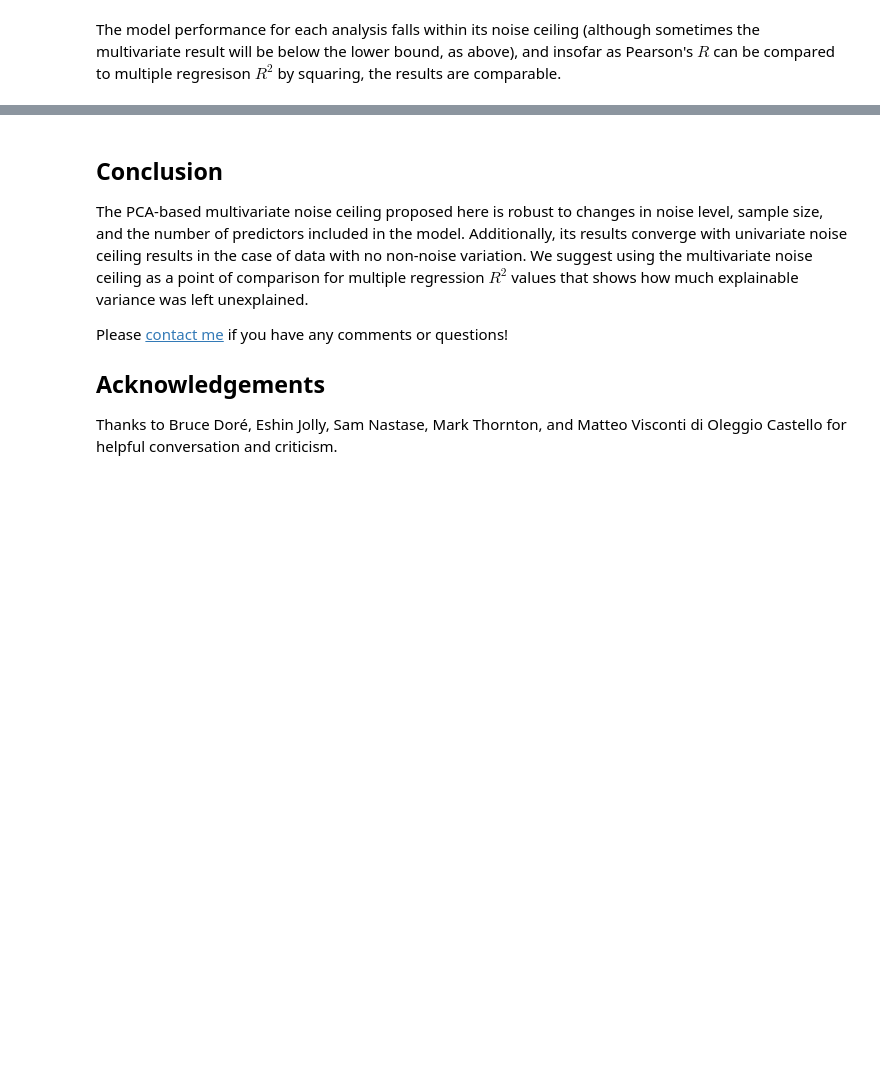
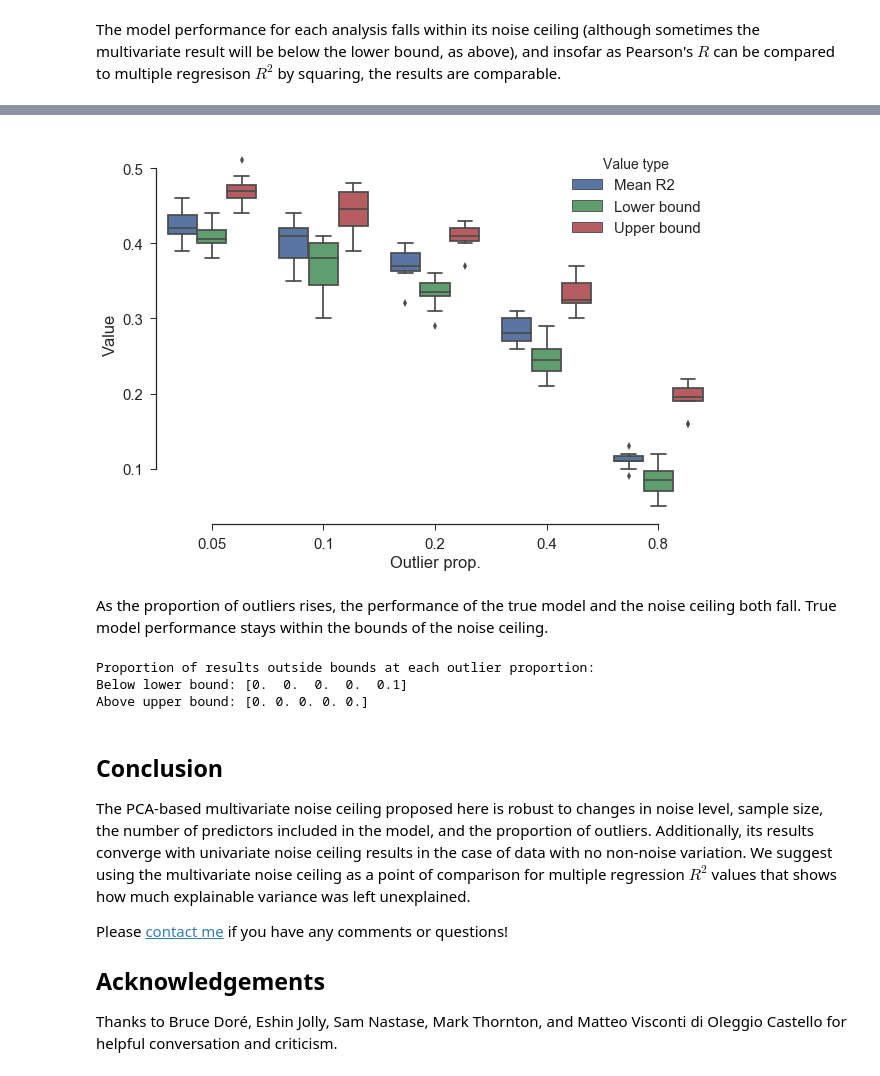
Before and after one commit to beausievers/noise_ceiling, a Jupyter notebook: multivariate_noise_ceiling.ipynb, the cells around one changed output, grey strips where cells are left out. Cells and saved outputs as stored; diff of their text form; code cells hidden in the pictures; blank space fills up the shorter version.

Commit message:
add outlier robustness simulation

```diff
--- a/multivariate_noise_ceiling.ipynb
+++ b/multivariate_noise_ceiling.ipynb
@@ -412,7 +429,55 @@ The model performance for each analysis falls within its noise ceiling (although
+# %%
+outlier_props = np.array([.05, .1, .2, .4, .8])
+n_participants = 50
+noise_sd = .5
+n_simulations = 10
+
+rows_out = list()
+below_lower_out = list()
+above_upper_out = list()
+for outlier_prop in outlier_props:
+    below_lower_loop = list()
+    above_upper_loop = list()
+    for _ in range(n_simulations):
+        model_r2s, lower_bound, upper_bound = simulate_outliers(
+            true_model=trait_vectors,
+            test_model=trait_vectors,
+            n_participants=n_participants,
+            noise_sd=noise_sd,
+            outlier_prop=outlier_prop
+        )
+        rows_out.append([outlier_prop, np.mean(model_r2s), 'Mean R2'])
+        rows_out.append([outlier_prop, lower_bound, 'Lower bound'])
+        rows_out.append([outlier_prop, upper_bound, 'Upper bound'])
+        below_lower_loop.append(np.mean(model_r2s) < lower_bound)
+        above_upper_loop.append(np.mean(model_r2s) > upper_bound)
+    below_lower_out.append(below_lower_loop)
+    above_upper_out.append(above_upper_loop)
+
+df_out = pd.DataFrame(
+    rows_out,
+    columns=['Outlier prop.', 'Value', 'Value type']
+)
+# %%
+fig, ax = plt.subplots(figsize=(10,7))
+sns.boxplot(x='Outlier prop.', y='Value', hue='Value type', data=df_out.round(2))
+sns.despine(trim=True)
+# %% [output]
+[figure, added]
+# %% [markdown]
+As the proportion of outliers rises, the performance of the true model and the noise ceiling both fall. True model performance stays within the bounds of the noise ceiling.
+# %%
+print("Proportion of results outside bounds at each outlier proportion:")
+print(f"Below lower bound: {np.mean(below_lower_out, axis=1).round(2)}")
+print(f"Above upper bound: {np.mean(above_upper_out, axis=1)}")
+# %% [output]
+Proportion of results outside bounds at each outlier proportion:
+Below lower bound: [0.  0.  0.  0.  0.1]
+Above upper bound: [0. 0. 0. 0. 0.]
 # %% [markdown]
 ## Conclusion
 
-The PCA-based multivariate noise ceiling proposed here is robust to changes in noise level, sample size, and the number of predictors included in the model. Additionally, its results converge with univariate noise ceiling results in the case of data with no non-noise variation. We suggest using the multivariate noise ceiling as a point of comparison for multiple regression $R^2$ values that shows how much explainable variance was left unexplained.
+The PCA-based multivariate noise ceiling proposed here is robust to changes in noise level, sample size, the number of predictors included in the model, and the proportion of outliers. Additionally, its results converge with univariate noise ceiling results in the case of data with no non-noise variation. We suggest using the multivariate noise ceiling as a point of comparison for multiple regression $R^2$ values that shows how much explainable variance was left unexplained.
 
 Please [contact me](http://beausievers.com/) if you have any comments or questions!
 
```
Also changed, not shown: parts of 3 cells of this notebook.
